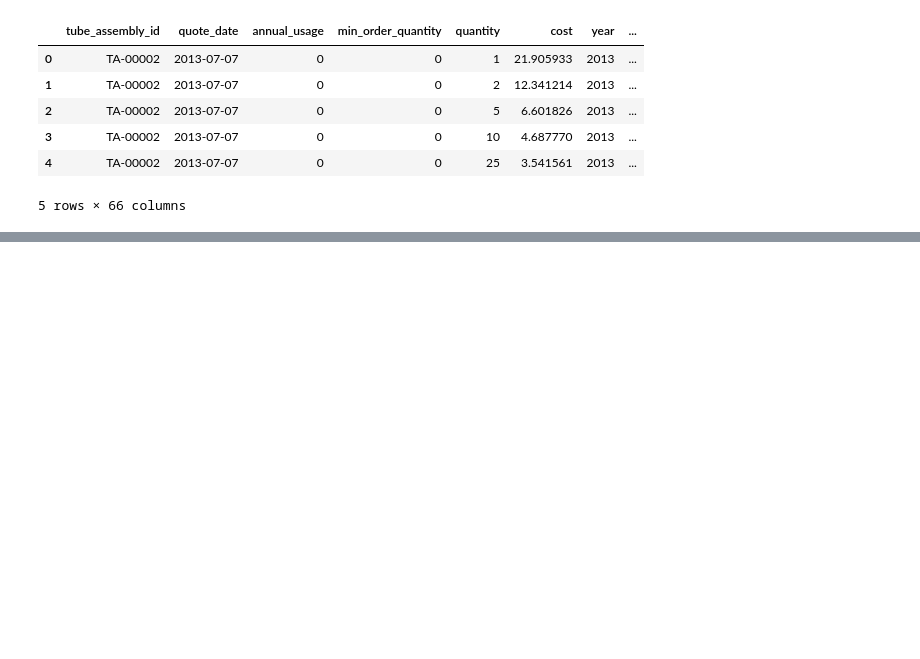
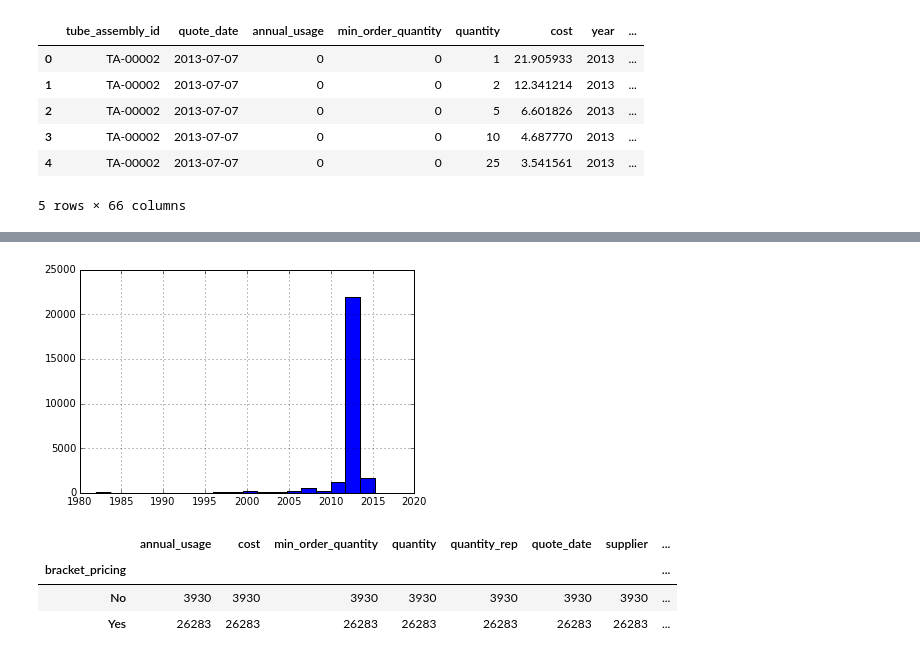
Before and after one commit to timmyshen/Cat_Tube, a Jupyter notebook: train_set.ipynb, the cells around one changed output, grey strips where cells are left out. Cells and saved outputs as stored; diff of their text form; code cells hidden in the pictures; blank space fills up the shorter version.

```diff
--- a/train_set.ipynb
+++ b/train_set.ipynb
@@ -72,0 +101,14 @@ train_set_dummies.to_csv('train_set_adjusted.csv', index=False)
+# %%
+train_set_yes_bracket = train_set[train_set.bracket_pricing == 'Yes']
+# %%
+train_set_yes_bracket.year.hist(bins=20)
+plt.show()
+# %% [output]
+[figure, added]
+# %%
+pd.pivot_table(train_set, index='bracket_pricing', aggfunc='count')
+# %% [output]
+|  | annual_usage | cost | min_order_quantity | quantity | quantity_rep | quote_date | supplier | ... |
+| bracket_pricing |  |  |  |  |  |  |  | ... |
+| No | 3930 | 3930 | 3930 | 3930 | 3930 | 3930 | 3930 | ... |
+| Yes | 26283 | 26283 | 26283 | 26283 | 26283 | 26283 | 26283 | ... |
```
Also changed, not shown: parts of 13 cells of this notebook, 5 other files.
